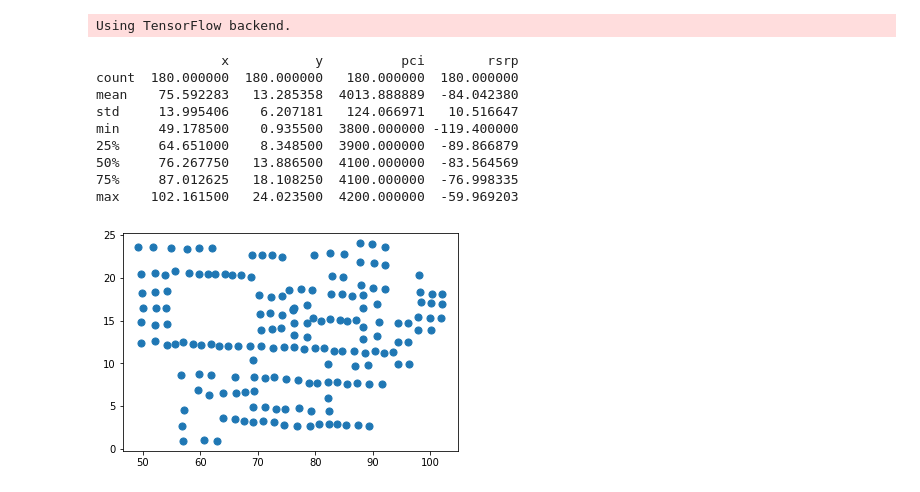
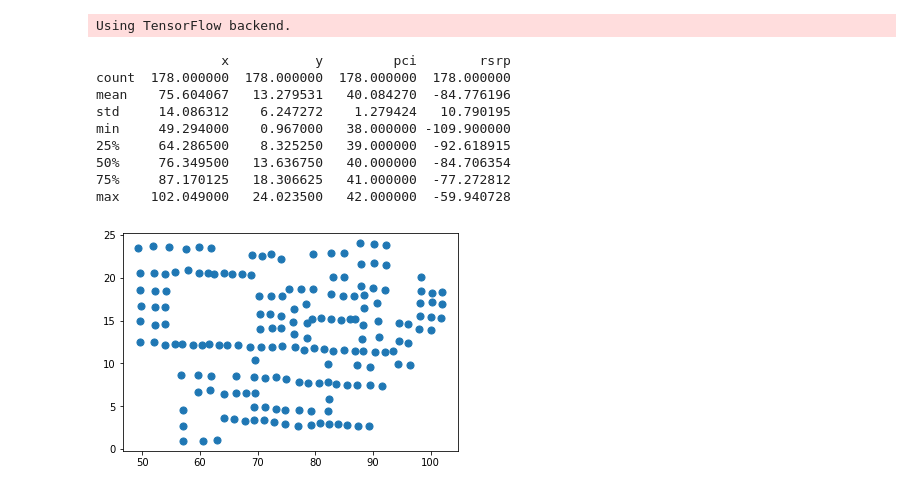
Before and after one commit to KJtiming/RadioMap, a Jupyter notebook: cluster.ipynb, the cells around one changed output. Saved outputs shown, nothing was run; the diff lists cells and outputs as text; code cells hidden in the pictures.

```diff
--- a/cluster.ipynb
+++ b/cluster.ipynb
@@ -41,24 +47,25 @@ Using TensorFlow backend.
 # %%
-rem_pci_all = pd.read_csv("./interface/rsrp_set33_nodis_noleft.csv")
+rem_pci_all = pd.read_csv("./interface/rsrp_set5_noleft_pd.csv")
+#rem_pci_all = pd.read_csv("./interface/rsrp_set33_nodis_noleft.csv")
 #rem_pci_all = pd.read_csv("rem_pci_train_pd.csv")
 #rem_pci = pd.read_csv("rem_rsrp_train_pd.csv")
 #rem_test = pd.read_csv("rem_test_pd.csv")
 #rem_pci_np = np.genfromtxt('rem_pci_train.csv', delimiter=',')
 #rem_rsrp = pd.read_csv("rem_rsrp_train.csv")
 #print(rem_pci_all)
 plt.scatter(rem_pci_all['x'], rem_pci_all['y'], s=50);
 #print(type(rem_pci_all))
 print(rem_pci_all.describe())
 # %% [output]
-                x           y          pci        rsrp
-count  180.000000  180.000000   180.000000  180.000000
-mean    75.592283   13.285358  4013.888889  -84.042380
-std     13.995406    6.207181   124.066971   10.516647
-min     49.178500    0.935500  3800.000000 -119.400000
-25%     64.651000    8.348500  3900.000000  -89.866879
-50%     76.267750   13.886500  4100.000000  -83.564569
-75%     87.012625   18.108250  4100.000000  -76.998335
-max    102.161500   24.023500  4200.000000  -59.969203
+                x           y         pci        rsrp
+count  178.000000  178.000000  178.000000  178.000000
+mean    75.604067   13.279531   40.084270  -84.776196
+std     14.086312    6.247272    1.279424   10.790195
+min     49.294000    0.967000   38.000000 -109.900000
+25%     64.286500    8.325250   39.000000  -92.618915
+50%     76.349500   13.636750   40.000000  -84.706354
+75%     87.170125   18.306625   41.000000  -77.272812
+max    102.049000   24.023500   42.000000  -59.940728
-[figure, old version]
+[figure, new version]
 # %%
 #rem_pci_all = preprocessing.scale(rem_pci_all)
```
Also changed, not shown: parts of 5 cells of this notebook, 56 other files.
